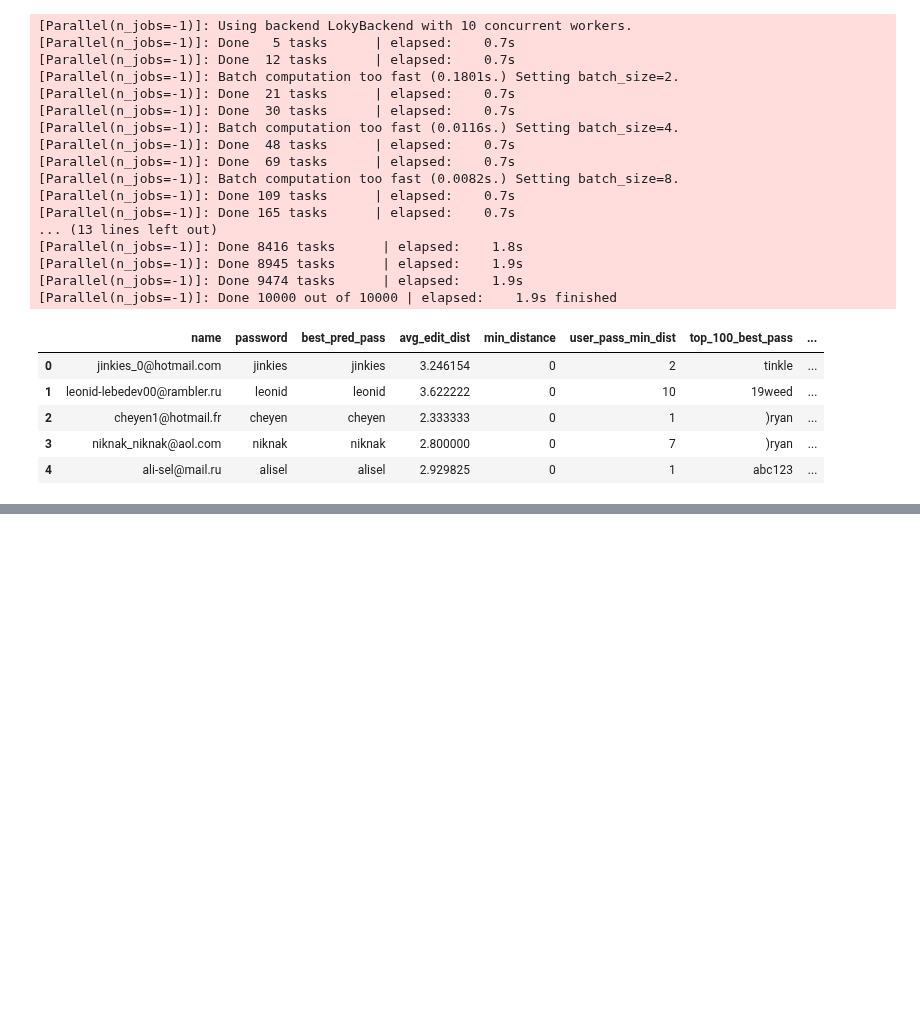
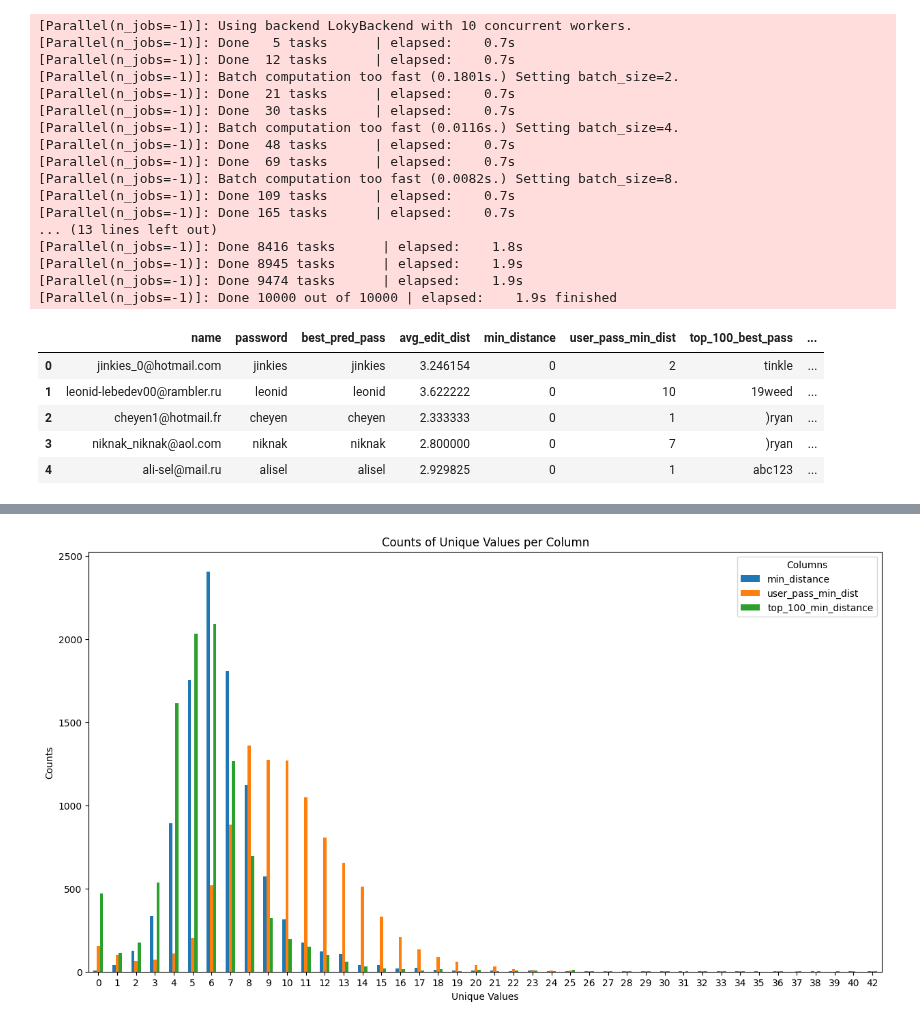
Before and after one commit to themains/guesspass, a Jupyter notebook: notebooks/3.1_results.ipynb, the cells around one changed output, grey strips where cells are left out. Drawn from its saved outputs; the diff is of its cells as text; code cells hidden in the pictures; blank space fills up the shorter version.

Commit message:
Adding plots for the results

```diff
--- a/notebooks/3.1_results.ipynb
+++ b/notebooks/3.1_results.ipynb
@@ -138,0 +157,2 @@ df.to_csv("data/org_test_results_final.csv", index=False)
+# %%
+counts = df[['min_distance','user_pass_min_dist','top_100_min_distance']].apply(pd.Series.value_counts).fillna(0)
@@ -138,0 +179,14 @@ df.to_csv("data/org_test_results_final.csv", index=False)
+# %%
+import pandas as pd
+import matplotlib.pyplot as plt
+
+# Plotting
+counts.plot(kind='bar', figsize=(15, 8))
+plt.title('Counts of Unique Values per Column')
+plt.xlabel('Unique Values')  # Corrected line
+plt.ylabel('Counts')
+plt.xticks(rotation=0)  # Keep the-tick labels readable
+plt.legend(title='Columns')
+plt.show()
+# %% [output]
+[figure, added]
```
Also changed, not shown: parts of 11 cells of this notebook.
